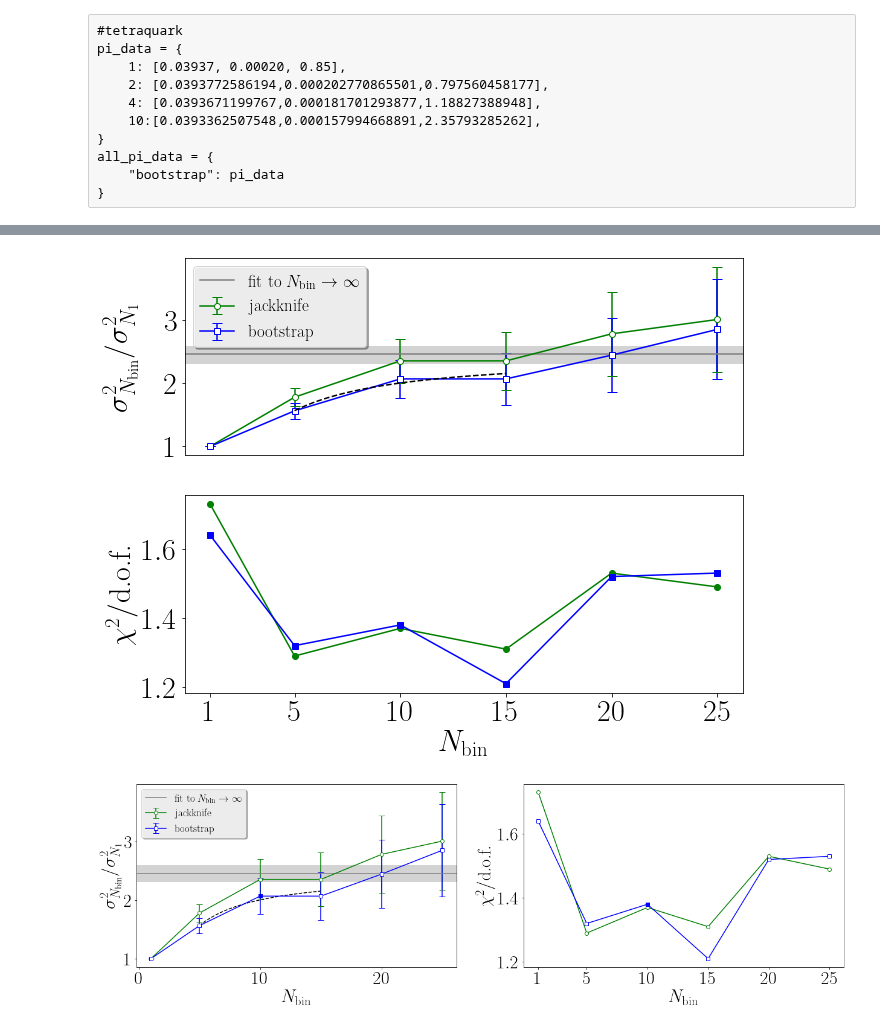
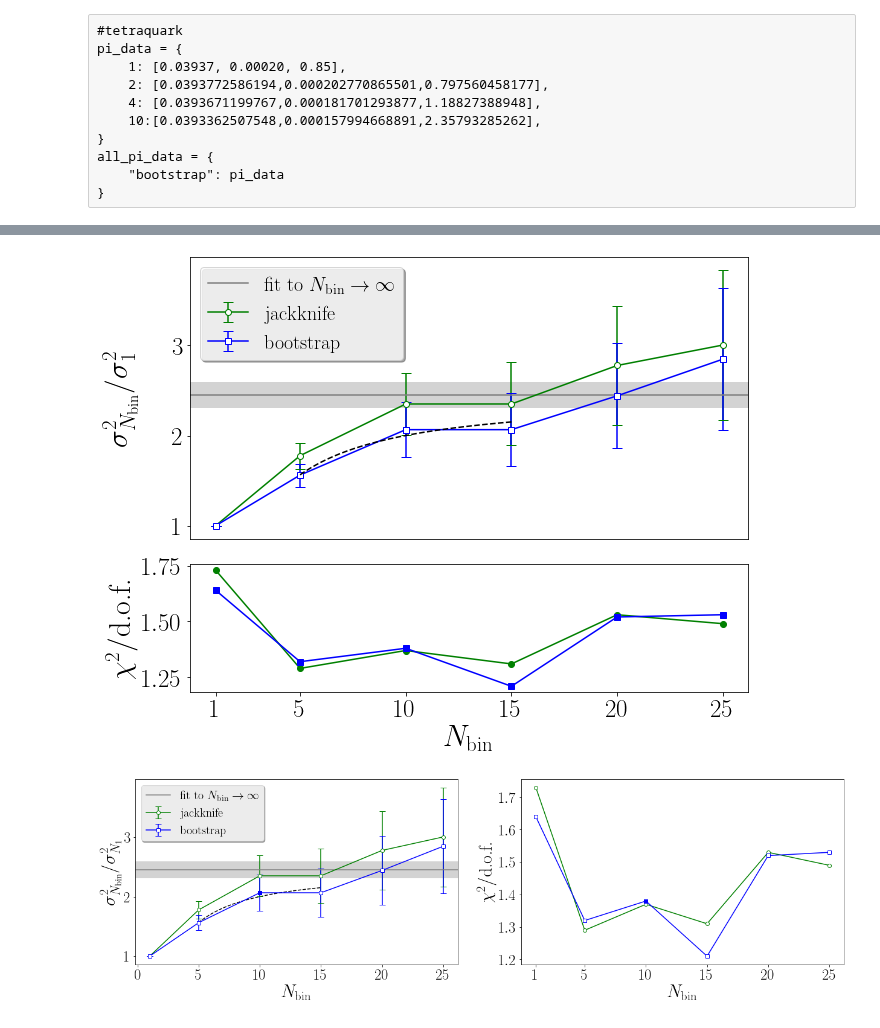
Before and after one commit to xinucode/sigmond_python_plots, a Jupyter notebook: rebin/rebin_analysis_no2.ipynb, the cells around one changed output, grey strips where cells are left out. Cells and saved outputs as stored; diff of their text form; code cells hidden in the pictures.

```diff
--- a/rebin/rebin_analysis_no2.ipynb
+++ b/rebin/rebin_analysis_no2.ipynb
@@ -220,7 +220,7 @@ plt.savefig("rebin_analysis.pdf", bbox_inches='tight')
 f = plt.figure()
 f.set_figwidth(10)
 f.set_figheight(8)
-plt.subplot(2, 1, 1)
+plt.subplot(3, 1, (1,2))
 i=0
 # fitfunc = lambda x, a, b: 2.0*a*(1-b/x + b/x*np.exp(-x/a))  # function to fit
 # dataset = "bootstrap"
@@ -249,36 +249,36 @@ x = np.linspace(pi_rebin[dataset][1],pi_rebin[dataset][max_index-1],num=1000)
 plt.plot(x,2.0*a*(1-b/x + b/x*np.exp(-x/a)),color="black",zorder=10,ls="--")
 #*pi_vals[dataset][1]/pi_vals[dataset][1][0]/pi_vals[dataset][1][0]
 
 plt.axhline(2*a,color="grey",label=r"fit to $N_{\textup{bin}} \to \infty$")
 # plt.axhline(2*a+2*perr[0],color="black",ls="--")
 # plt.axhline(2*a-2*perr[0],color="black",ls="--")
 xrange = plt.xlim()
 plt.fill_between(plt.xlim(),2*a-2*perr[0],2*a+2*perr[0],color="lightgrey")
 
 
-plt.ylabel(r"$\sigma^2_{N_{\textup{bin}}}/\sigma^2_{N_{1}}$")
+plt.ylabel(r"$\sigma^2_{N_{\textup{bin}}}/\sigma^2_{1}$")
 plt.xticks(ticks=[])
 plt.xlim(xrange)
 
 plt.legend()
-plt.subplot(2, 1, 2)
+plt.subplot(3, 1, 3)
 i=0
 for dataset in pi_rebin.keys():
     plt.plot(pi_rebin[dataset],pi_vals[dataset][2],label=dataset, color=settings.colors[i], marker=settings.markers[i])
     i+=1
 
 
 plt.xlabel(r"$N_{\textup{bin}}$")
 plt.ylabel(r"$\chi^2/\textup{d.o.f.}$")
 plt.xticks(ticks=pi_rebin[r"bootstrap"])
 # plt.tight_layout()
 f.align_ylabels()
 
 plt.xlim(xrange)
 # plt.legend()
 plt.savefig("rebin_analysis.pdf")
 # %% [output]
-[figure, old version]
+[figure, new version]
 # %%
 f = plt.figure()
 f.set_figwidth(18)
@@ -346,4 +346,4 @@ plt.xlim(xrange)
 # plt.legend()
 plt.savefig("rebin_analysis2.pdf")
 # %% [output]
-[figure, old version]
+[figure, new version]
```
Also changed, not shown: parts of 4 cells of this notebook, 3 other files.
